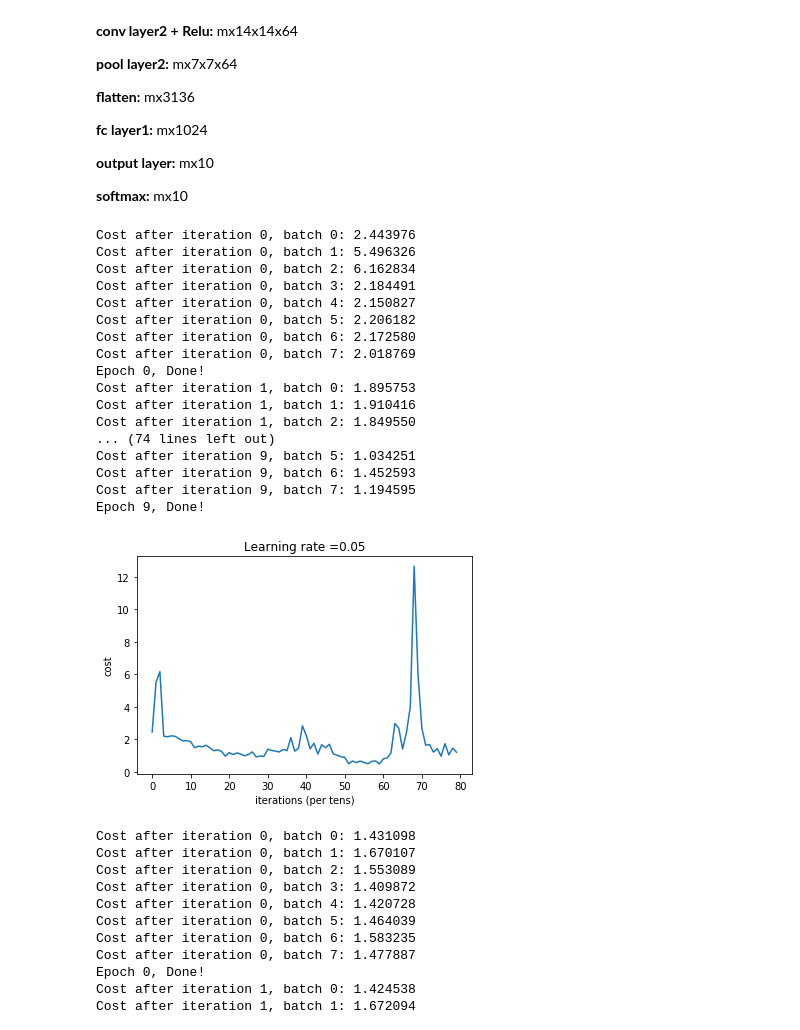
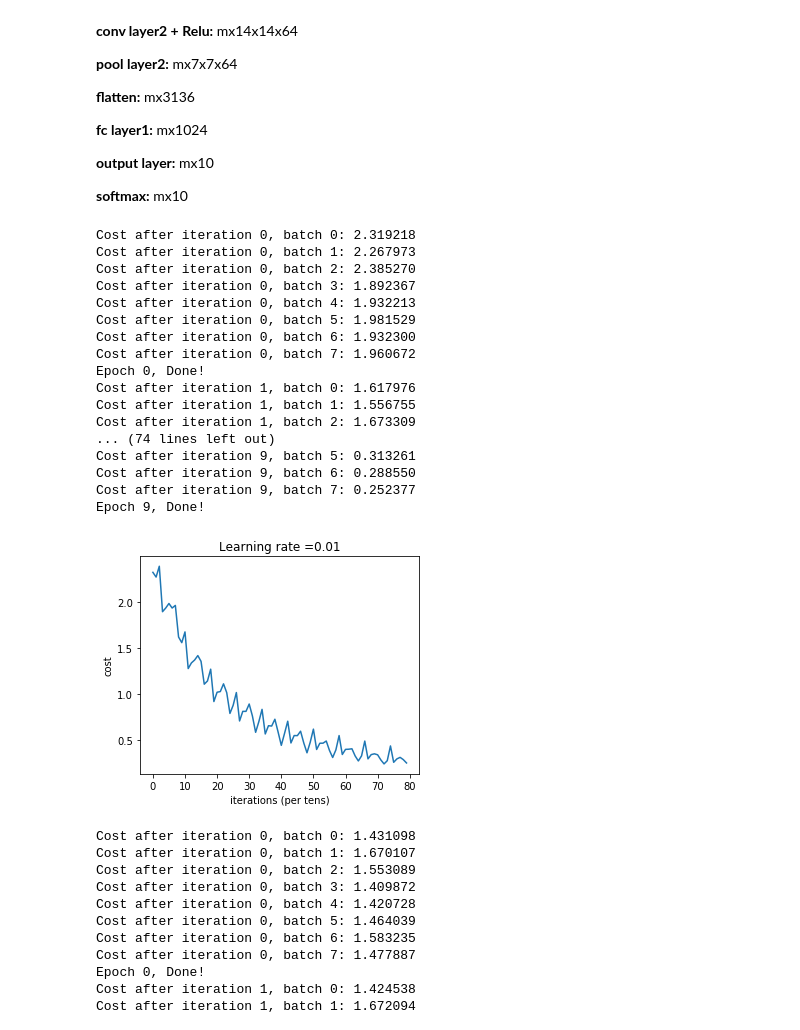
Before and after one commit to wssrcok/DeepLearning, a Jupyter notebook: CNN/MNIST_code/cnn_mnist.ipynb, the cells around one changed output. Saved outputs shown, nothing was run; the diff lists cells and outputs as text; code cells hidden in the pictures.

```diff
--- a/CNN/MNIST_code/cnn_mnist.ipynb
+++ b/CNN/MNIST_code/cnn_mnist.ipynb
@@ -91,31 +81,31 @@ Please use alternatives such as official/mnist/dataset.py from tensorflow/models
 # %%
 # Input Layer
 input_layer = train_data.reshape(55000,1,28,28)
 eval_data = eval_data.reshape(10000,1,28,28)
 # training model
 filter_dims = [(32,1,5,5),(64,32,5,5)]
 layers_dims = [3136, 1024, classes] #  2-layer model
 parameters, parameters_conv, grads, conv_grads = cnn_model(input_layer[0:256], train_labels[0:256], filter_dims, layers_dims,
-                                                           truncate = 0, batch_size = 32, learning_rate = 0.05, num_iterations = 10, print_cost = True)
+                                                           truncate = 0, batch_size = 32, learning_rate = 0.01, num_iterations = 10, print_cost = True)
 # %% [output]
-Cost after iteration 0, batch 0: 2.443976
-Cost after iteration 0, batch 1: 5.496326
-Cost after iteration 0, batch 2: 6.162834
-Cost after iteration 0, batch 3: 2.184491
-Cost after iteration 0, batch 4: 2.150827
-Cost after iteration 0, batch 5: 2.206182
-Cost after iteration 0, batch 6: 2.172580
-Cost after iteration 0, batch 7: 2.018769
+Cost after iteration 0, batch 0: 2.319218
+Cost after iteration 0, batch 1: 2.267973
+Cost after iteration 0, batch 2: 2.385270
+Cost after iteration 0, batch 3: 1.892367
+Cost after iteration 0, batch 4: 1.932213
+Cost after iteration 0, batch 5: 1.981529
+Cost after iteration 0, batch 6: 1.932300
+Cost after iteration 0, batch 7: 1.960672
 Epoch 0, Done!
-Cost after iteration 1, batch 0: 1.895753
-Cost after iteration 1, batch 1: 1.910416
-Cost after iteration 1, batch 2: 1.849550
+Cost after iteration 1, batch 0: 1.617976
+Cost after iteration 1, batch 1: 1.556755
+Cost after iteration 1, batch 2: 1.673309
 ... (74 lines left out)
-Cost after iteration 9, batch 5: 1.034251
-Cost after iteration 9, batch 6: 1.452593
-Cost after iteration 9, batch 7: 1.194595
+Cost after iteration 9, batch 5: 0.313261
+Cost after iteration 9, batch 6: 0.288550
+Cost after iteration 9, batch 7: 0.252377
 Epoch 9, Done!
-[figure, old version]
+[figure, new version]
 # %%
 #further training on the same model
 parameters, parameters_conv, grads, conv_grads = cnn_model(input_layer[0:256], train_labels[:,0:256], layers_dims, filter_dims,
```
Also changed, not shown: parts of 2 cells of this notebook, 2 other files.
